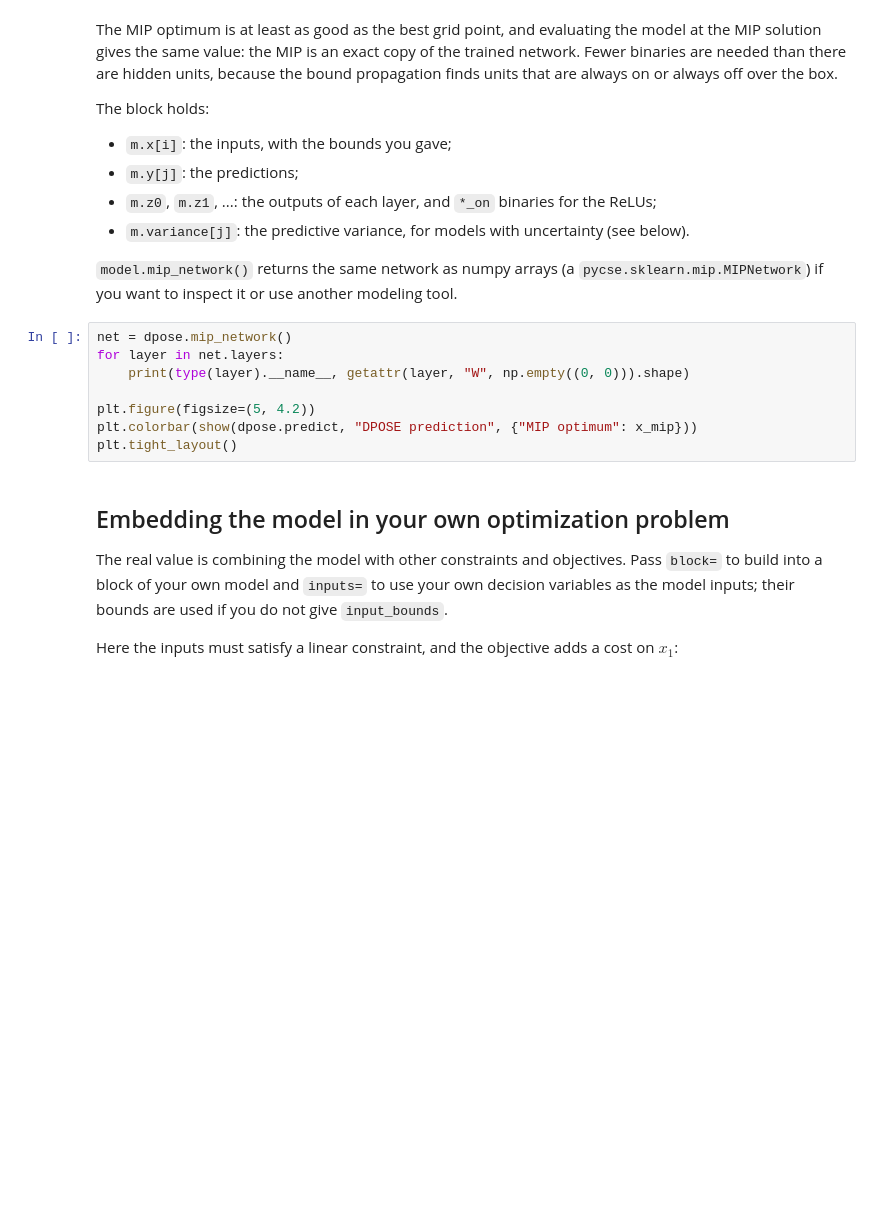
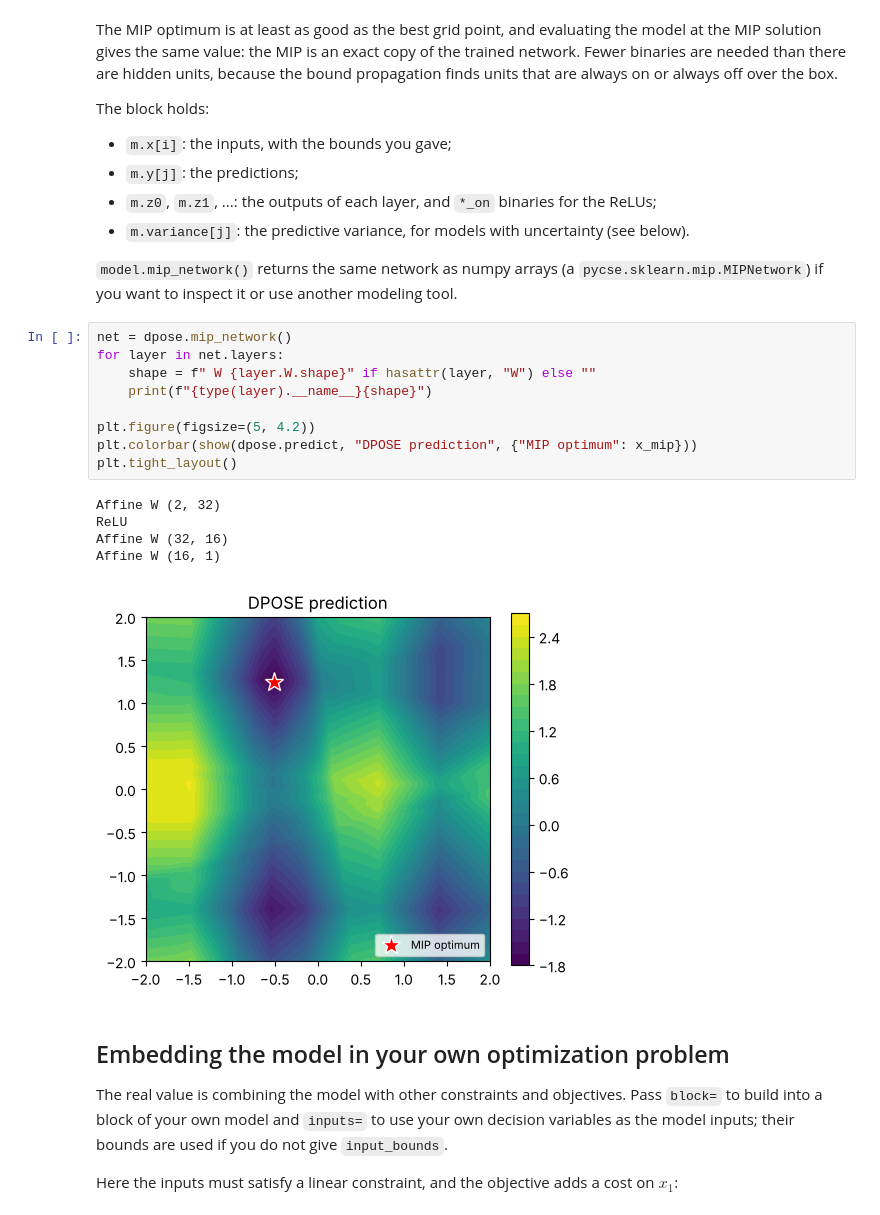
Before and after one commit to jkitchin/pycse, a Jupyter notebook: pycse-jb/pycse___python_computations_in_science_and_engineering/docs/mip.ipynb, the cells around one changed output. Drawn from its saved outputs; the diff is of its cells as text; blank space fills up the shorter version.

```diff
--- a/pycse-jb/pycse___python_computations_in_science_and_engineering/docs/mip.ipynb
+++ b/pycse-jb/pycse___python_computations_in_science_and_engineering/docs/mip.ipynb
@@ -144,11 +156,18 @@ The block holds:
 # %%
 net = dpose.mip_network()
 for layer in net.layers:
-    print(type(layer).__name__, getattr(layer, "W", np.empty((0, 0))).shape)
+    shape = f" W {layer.W.shape}" if hasattr(layer, "W") else ""
+    print(f"{type(layer).__name__}{shape}")
 
 plt.figure(figsize=(5, 4.2))
 plt.colorbar(show(dpose.predict, "DPOSE prediction", {"MIP optimum": x_mip}))
 plt.tight_layout()
+# %% [output]
+Affine W (2, 32)
+ReLU
+Affine W (32, 16)
+Affine W (16, 1)
+[figure, added]
 # %% [markdown]
 ## Embedding the model in your own optimization problem
 
```
Also changed, not shown: parts of 19 cells of this notebook.
